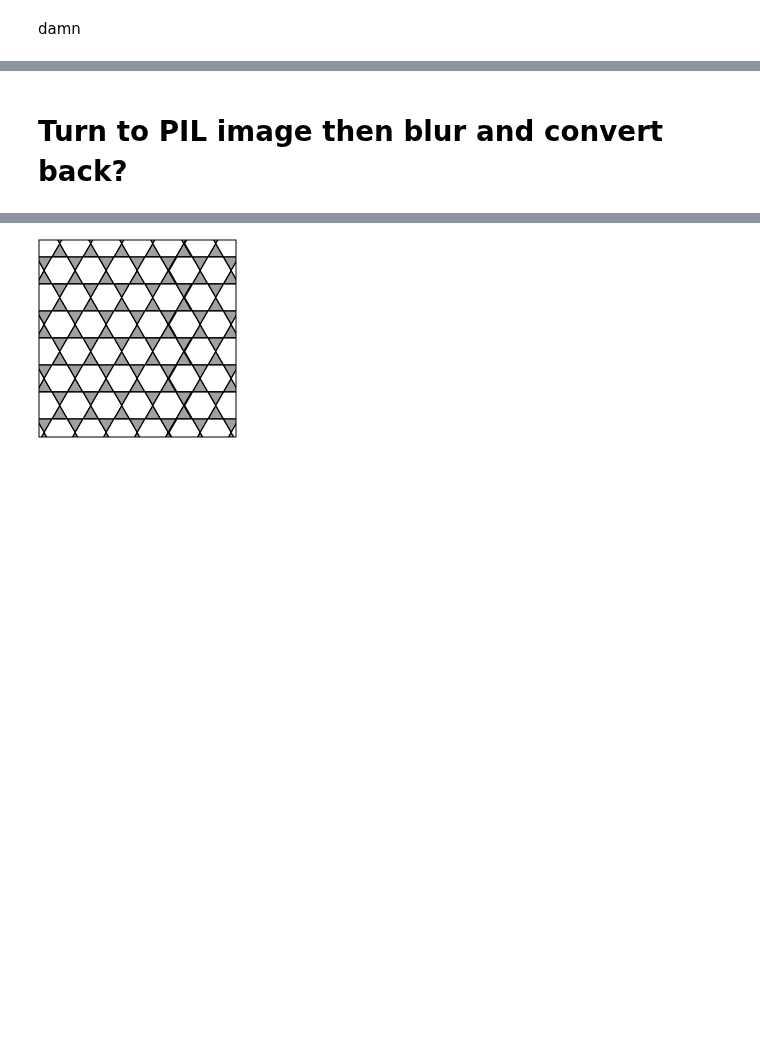
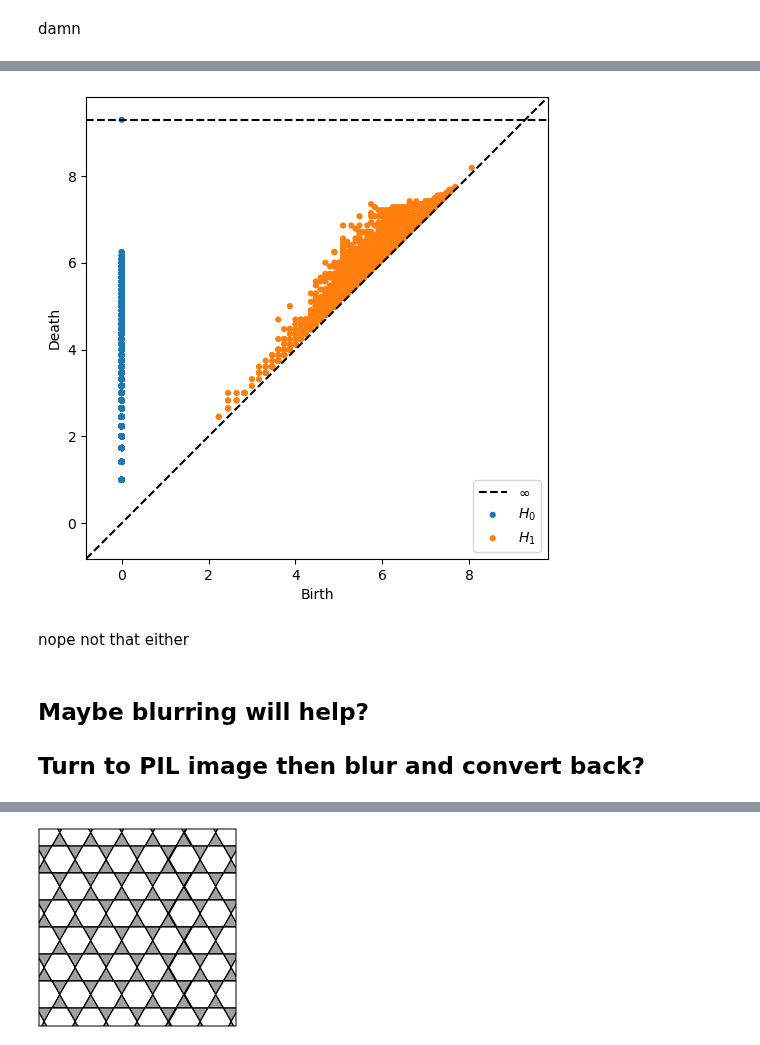
Before and after one commit to kyleormsby/persistent-symmetry, a Jupyter notebook: studentDemos/sineC2.ipynb, the cells around one changed output, grey strips where cells are left out. Cells and saved outputs as stored; diff of their text form; code cells hidden in the pictures; blank space fills up the shorter version.

Commit message:
blurring did not help

```diff
--- a/studentDemos/sineC2.ipynb
+++ b/studentDemos/sineC2.ipynb
@@ -306,5 +357,13 @@ damn
+# %%
+output = pipeline5(image_function=sine, num_pixels=20, window_size=2, n_theta=70, n_translates = 10, x_translate=5, y_translate=5, maxdim=1, coeff=2)
+plot_dgms(output)
+# %% [output]
+[figure, added]
+# %% [markdown]
+nope not that either
 # %% [markdown]
-# Turn to PIL image then blur and convert back?
+## Maybe blurring will help?
+## Turn to PIL image then blur and convert back?
 # %%
 import PIL
 from PIL import Image, ImageFilter
```
Also changed, not shown: parts of 81 cells of this notebook.
